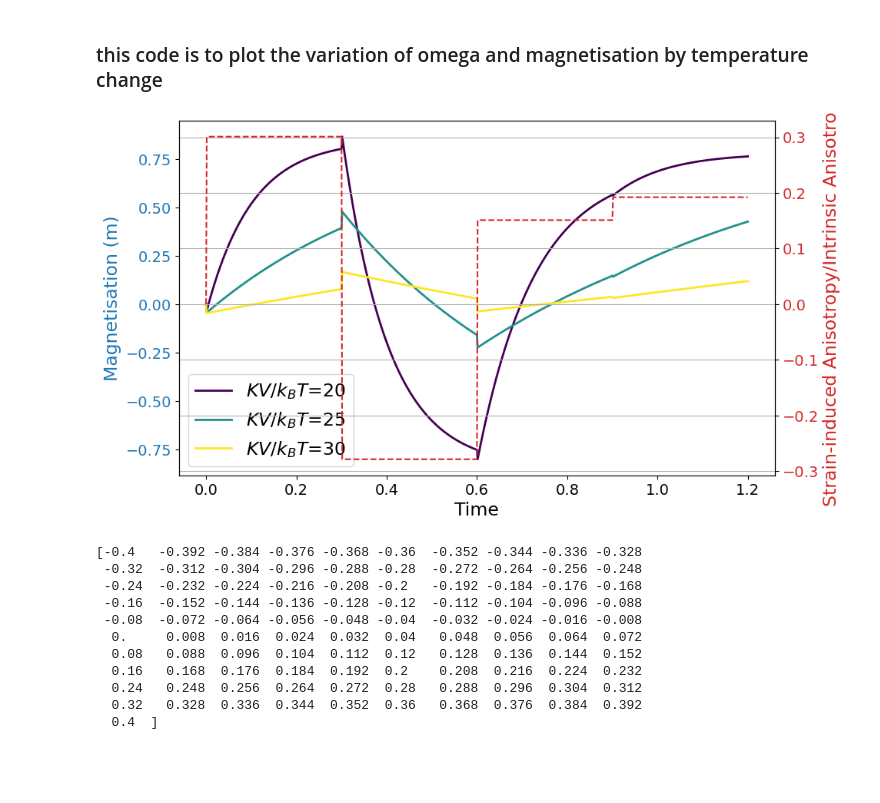
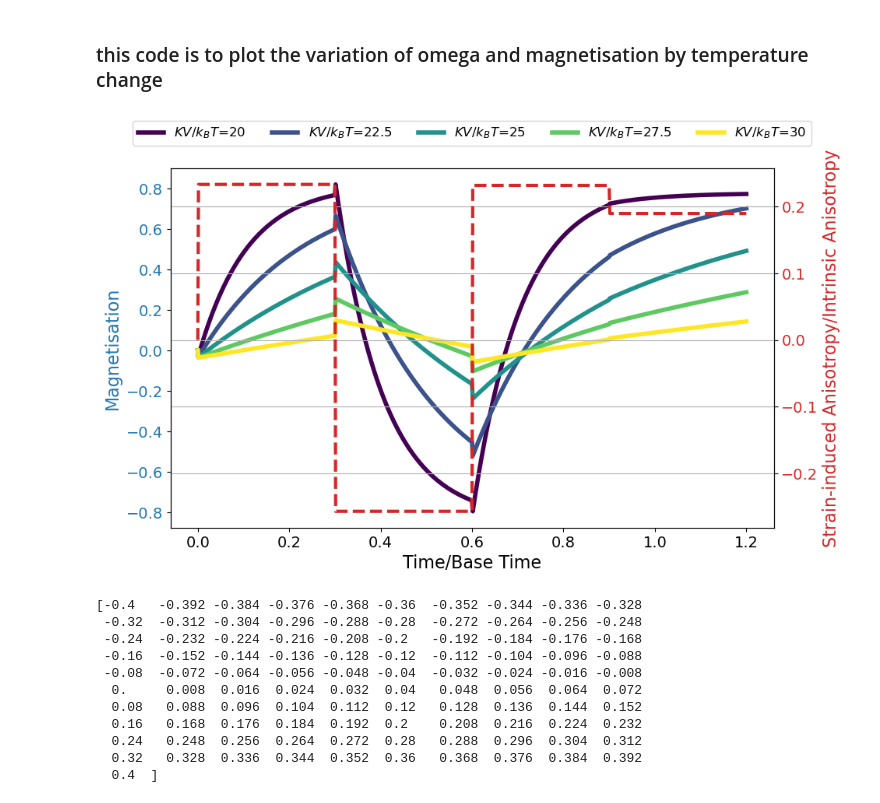
Before and after one commit to VvvpC/spnc_taskindependent_metrics, a Jupyter notebook: Plot_Functions/plotting_omega and magnetisation.ipynb, the cells around one changed output. Drawn from its saved outputs; the diff is of its cells as text; code cells hidden in the pictures; blank space fills up the shorter version.

Commit message:
Update：dynamics and magnetisation

```diff
--- a/Plot_Functions/plotting_omega and magnetisation.ipynb
+++ b/Plot_Functions/plotting_omega and magnetisation.ipynb
@@ -480,41 +480,41 @@ def plot_magnetic_properties(beta_primes):
     colors = plt.cm.viridis(np.linspace(0, 1, len(beta_primes)))
     labels = [f'$KV/k_BT$={beta_prime}' for beta_prime in beta_primes]
 
     fig, ax1 = plt.subplots(figsize=(10, 6))
 
     for beta_prime, color, label in zip(beta_primes, colors, labels):
         spnc = spnc_anisotropy(0.4, 90, 0, 45, beta_prime)
         params = {
             'theta': 0.3,
             'gamma': 0,
             'beta_prime': beta_prime,
             'delay_feedback': 0,
             'Nvirt': 400 if beta_prime != 20 else 40
         }
         K_s, thetas, mags = spnc.gen_trace_fast_delayed_feedback(klist, theta, density, params, beta_cons)
-        ax1.plot(thetas, mags, label=label, color=color, linewidth=2)
+        ax1.plot(thetas, mags, label=label, color=color, linewidth=4)
         if beta_prime == 20:
             K_s_main = K_s
 
-    ax1.set_xlabel('Time', fontsize=17)
-    ax1.set_ylabel('Magnetisation (m)', color='tab:blue', fontsize=17)
+    ax1.set_xlabel('Time/Base Time', fontsize=16)
+    ax1.set_ylabel('Magnetisation', color='tab:blue', fontsize=16)
     ax1.tick_params(axis='y', labelcolor='tab:blue', labelsize=14)
     ax1.tick_params(axis='x', labelsize=14)
-    plt.legend(fontsize=17)
+    ax1.legend(fontsize=12, loc='upper center', bbox_to_anchor=(0.5, 1.15), ncol=5)
 
     ax2 = ax1.twinx()
-    ax2.plot(thetas, K_s_main, label='k', color='tab:red', linestyle='--')
-    ax2.set_ylabel('Strain-induced Anisotropy/Intrinsic Anisotropy', color='tab:red', fontsize=17)
+    ax2.plot(thetas, K_s_main, label='k', color='tab:red', linestyle='--', linewidth=3)
+    ax2.set_ylabel('Strain-induced Anisotropy/Intrinsic Anisotropy', color='tab:red', fontsize=16)
     ax2.tick_params(axis='y', labelcolor='tab:red', labelsize=14)
 
     plt.grid(True)
     plt.show()
 
 # 调用函数并传递参数
-beta_primes = [20, 25, 30]
+beta_primes = [20,22.5, 25,27.5, 30]
 plot_magnetic_properties(beta_primes)
 # %% [output]
-[figure, old version]
+[figure, new version]
 # %%
 
 
```
Also changed, not shown: parts of 4 cells of this notebook.
